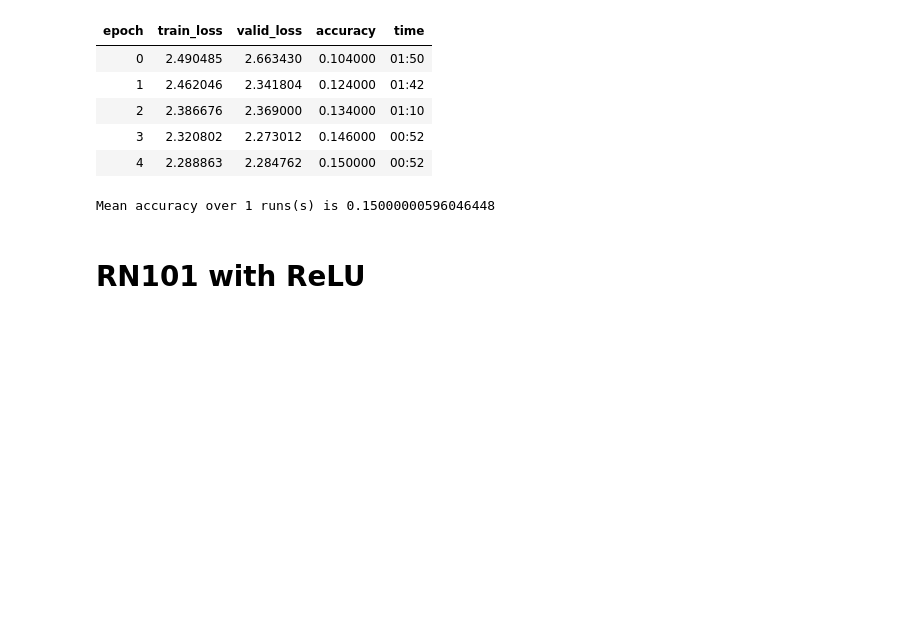
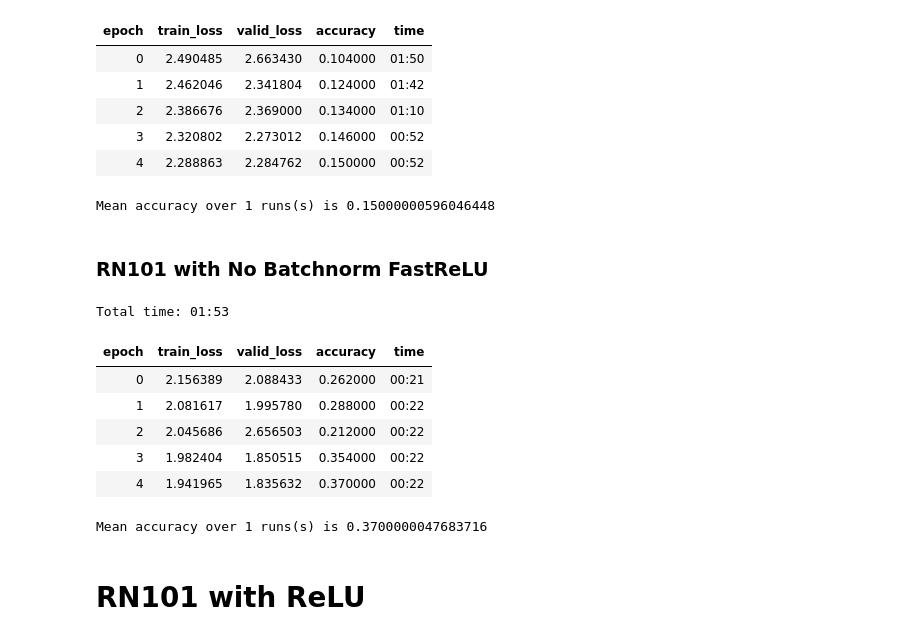
Before and after one commit to NirantK/experiments, a Jupyter notebook: try_fast_relu.ipynb, the cells around one changed output. Drawn from its saved outputs; the diff is of its cells as text; code cells hidden in the pictures; blank space fills up the shorter version.

Commit message:
Add No Batchnorm experiments

```diff
--- a/try_fast_relu.ipynb
+++ b/try_fast_relu.ipynb
@@ -148,3 +180,40 @@ class FastBottleneck(nn.Module):
         out = self.relu(out)
 
         return out
+
+class NoBN_FastBottleneck(nn.Module):
+    expansion = 4
+
+    def __init__(self, inplanes, planes, stride=1, downsample=None):
+        super(NoBN_FastBottleneck, self).__init__()
+        self.conv1 = conv1x1(inplanes, planes)
+#         self.bn1 = nn.BatchNorm2d(planes)
+        self.conv2 = conv3x3(planes, planes, stride)
+#         self.bn2 = nn.BatchNorm2d(planes)
+        self.conv3 = conv1x1(planes, planes * self.expansion)
+#         self.bn3 = nn.BatchNorm2d(planes * self.expansion)
+        self.relu = FastReLU(inplace=True)
+        self.downsample = downsample
+        self.stride = stride
+
+    def forward(self, x):
+        identity = x
+
+        out = self.conv1(x)
+#         out = self.bn1(out)
+        out = self.relu(out)
+
+        out = self.conv2(out)
+#         out = self.bn2(out)
+        out = self.relu(out)
+
+        out = self.conv3(out)
+#         out = self.bn3(out)
+
+        if self.downsample is not None:
+            identity = self.downsample(x)
+
+        out += identity
+        out = self.relu(out)
+
+        return out
@@ -232,6 +373,10 @@ def base_rn18(pretrained=False, **kwargs):
 def fast_rn101(pretrained=False, **kwargs):
     model = FastResNet(FastBottleneck, [3, 4, 23, 3], **kwargs)
     return model
+# %%
+def nobn_fast_rn101(pretrained=False, **kwargs):
+    model = NoBN_FastResNet(NoBN_FastBottleneck, [3, 4, 23, 3], **kwargs)
+    return model
 # %%
 def base_rn101(pretrained=False, **kwargs):
     model = ResNet(Bottleneck, [3, 4, 23, 3], **kwargs)
@@ -265,6 +410,19 @@ Total time: 06:29
 | 3 | 2.320802 | 2.273012 | 0.146000 | 00:52 |
 | 4 | 2.288863 | 2.284762 | 0.150000 | 00:52 |
 Mean accuracy over 1 runs(s) is 0.15000000596046448
+# %% [markdown]
+### RN101 with No Batchnorm FastReLU
+# %%
+acc_list = average_perf(1, nobn_fast_rn101)
+# %% [output]
+Total time: 01:53
+| epoch | train_loss | valid_loss | accuracy | time |
+| 0 | 2.156389 | 2.088433 | 0.262000 | 00:21 |
+| 1 | 2.081617 | 1.995780 | 0.288000 | 00:22 |
+| 2 | 2.045686 | 2.656503 | 0.212000 | 00:22 |
+| 3 | 1.982404 | 1.850515 | 0.354000 | 00:22 |
+| 4 | 1.941965 | 1.835632 | 0.370000 | 00:22 |
+Mean accuracy over 1 runs(s) is 0.3700000047683716
 # %% [markdown]
 # RN101 with ReLU
 # %%
```
Also changed, not shown: parts of 7 cells of this notebook.
